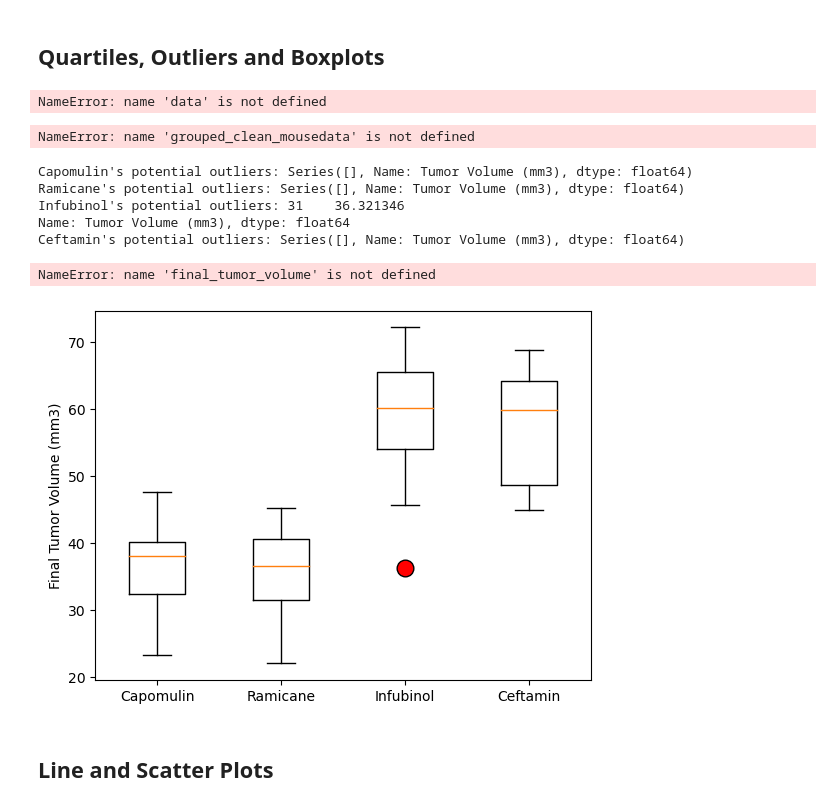
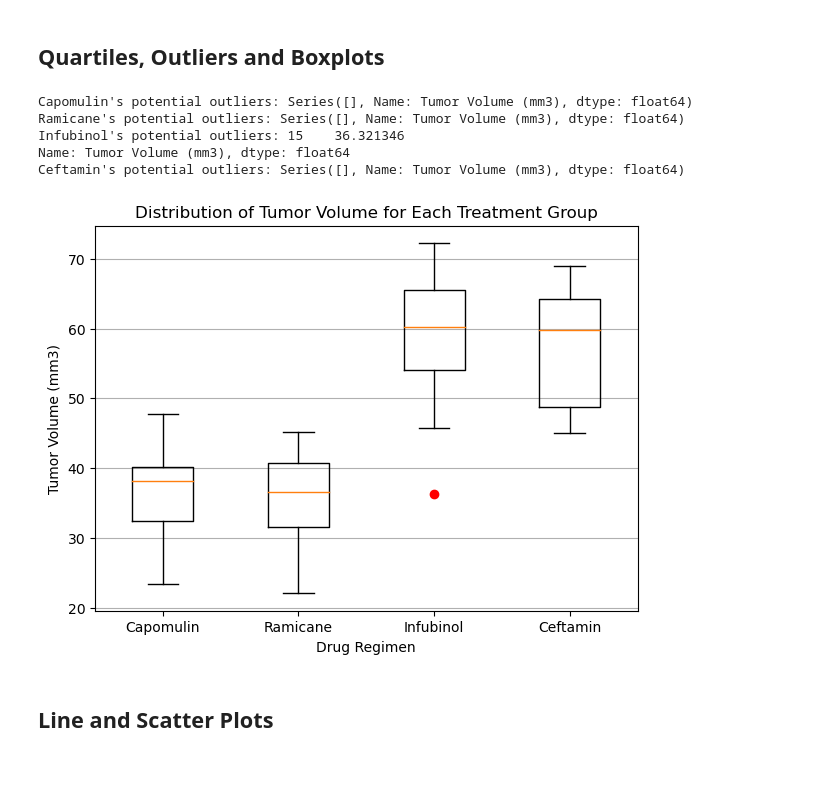
Before and after one commit to Buriteni/matplot-challenge, a Jupyter notebook: matplot.challenge/Pymaceuticals/pymaceuticals_starter.ipynb, the cells around one changed output. Drawn from its saved outputs; the diff is of its cells as text; code cells hidden in the pictures; blank space fills up the shorter version.

```diff
--- a/matplot.challenge/Pymaceuticals/pymaceuticals_starter.ipynb
+++ b/matplot.challenge/Pymaceuticals/pymaceuticals_starter.ipynb
@@ -191,80 +190,54 @@ grouped_data = filtered_data.groupby('Mouse ID')['Timepoint'].max().reset_index(
 
 
 # Merge this group df with the original DataFrame to get the tumor volume at the last timepoint
-final_tumor_volume = pd.merge(grouped_data, data, on=['Mouse ID', 'Timepoint'], how='left')[['Mouse ID', 'Timepoint', 'Tumor Volume (mm3)', 'Drug Regimen']]
+final_tumor_volume = pd.merge(grouped_data, clean_mousedata, on=['Mouse ID', 'Timepoint'], how='left')[['Mouse ID', 'Timepoint', 'Tumor Volume (mm3)', 'Drug Regimen']]
-# %% [output]
-NameError: name 'data' is not defined
-# %%
-# Calculate the final tumor volume of each mouse across four of the treatment regimens:
-# Capomulin, Ramicane, Infubinol, and Ceftamin
-treatment_regimens = ['Capomulin', 'Ramicane', 'Infubinol', 'Ceftamin']
-
-# Start by getting the last (greatest) timepoint for each mouse
-filtered_data = clean_mousedata[clean_mousedata['Drug Regimen'].isin(treatment_regimens)]
-grouped_data = clean_mousedata.groupby('Mouse ID')['Timepoint'].max().reset_index()
-
-
-# Merge this group df with the original DataFrame to get the tumor volume at the last timepoint
-final_tumor_volume = pd.merge(grouped_clean_mousedata, clean_mousedata, on=['Mouse ID', 'Timepoint'], how='left')[['Mouse ID', 'Timepoint', 'Tumor Volume (mm3)', 'Drug Regimen']]
-# %% [output]
-NameError: name 'grouped_clean_mousedata' is not defined
 # %%
 # Put treatments into a list for for loop (and later for plot labels)
-
+treatments = ['Capomulin', 'Ramicane', 'Infubinol', 'Ceftamin']
 
 # Create empty list to fill with tumor vol data (for plotting)
+tumor_volume_data = []
 
 
 # Calculate the IQR and quantitatively determine if there are any potential outliers.
-
+for treatment in treatments:
 
     # Locate the rows which contain mice on each drug and get the tumor volumes
+    tumor_volumes = final_tumor_volume.loc[final_tumor_volume['Drug Regimen'] == treatment, 'Tumor Volume (mm3)']
 
 
     # add subset
+    tumor_volume_data.append (tumor_volumes)
 
 
     # Determine outliers using upper and lower bounds
+    quartiles = tumor_volumes.quantile([0.25, 0.5, 0.75])
+    lower_quartile = quartiles[0.25]
+    upper_quartile = quartiles[0.75]
+    iqr = upper_quartile - lower_quartile
+
+    lower_bound = lower_quartile - 1.5 * iqr
+    upper_bound = upper_quartile + 1.5 * iqr
+
+    potential_outliers = tumor_volumes[(tumor_volumes < lower_bound) | (tumor_volumes > upper_bound)]
+
+    print(f"{treatment}'s potential outliers: {potential_outliers}")
 # %% [output]
 Capomulin's potential outliers: Series([], Name: Tumor Volume (mm3), dtype: float64)
 Ramicane's potential outliers: Series([], Name: Tumor Volume (mm3), dtype: float64)
-Infubinol's potential outliers: 31    36.321346
+Infubinol's potential outliers: 15    36.321346
 Name: Tumor Volume (mm3), dtype: float64
 Ceftamin's potential outliers: Series([], Name: Tumor Volume (mm3), dtype: float64)
-# %%
-# Put treatments into a list for for loop (and later for plot labels)
-treatments = ['Capomulin', 'Ramicane', 'Infubinol', 'Ceftamin']
-
-# Create empty list to fill with tumor vol data (for plotting)
-tumor_volume_data = {}
-
-
-# Calculate the IQR and quantitatively determine if there are any potential outliers.
-for treatment in treatments:
-
-    # Locate the rows which contain mice on each drug and get the tumor volumes
-    tumor_volumes = final_tumor_volume.loc[final_tumor_volume['Drug Regimen'] == treatment, 'Tumor Volume (mm3)']
-
-
-    # add subset
-    tumor_volume_data[treatment] = tumor_volumes
-
-
-    # Determine outliers using upper and lower bounds
-    quartiles = tumor_volumes.quantile([0.25, 0.5, 0.75])
-    lower_quartile = quartiles[0.25]
-    upper_quartile = quartiles[0.75]
-    iqr = upper_quartile - lower_quartile
-
-    lower_bound = lower_quartile - 1.5 * iqr
-    upper_bound = upper_quartile + 1.5 * iqr
-
-    potential_outliers = tumor_volumes[(tumor_volumes < lower_bound) | (tumor_volumes > upper_bound)]
-# %% [output]
-NameError: name 'final_tumor_volume' is not defined
 # %%
 # Generate a box plot that shows the distrubution of the tumor volume for each treatment group.
+plt.figure(figsize=(7, 5))
+plt.boxplot(tumor_volume_data, labels=treatments, notch=False, sym='r')
+plt.title('Distribution of Tumor Volume for Each Treatment Group')
+plt.xlabel('Drug Regimen')
+plt.ylabel('Tumor Volume (mm3)')
+plt.grid(axis='y')
+plt.show()
 # %% [output]
-[figure, old version]
+[figure, new version]
 # %% [markdown]
 ## Line and Scatter Plots
```
Also changed, not shown: parts of 17 cells of this notebook, 1 other file.
